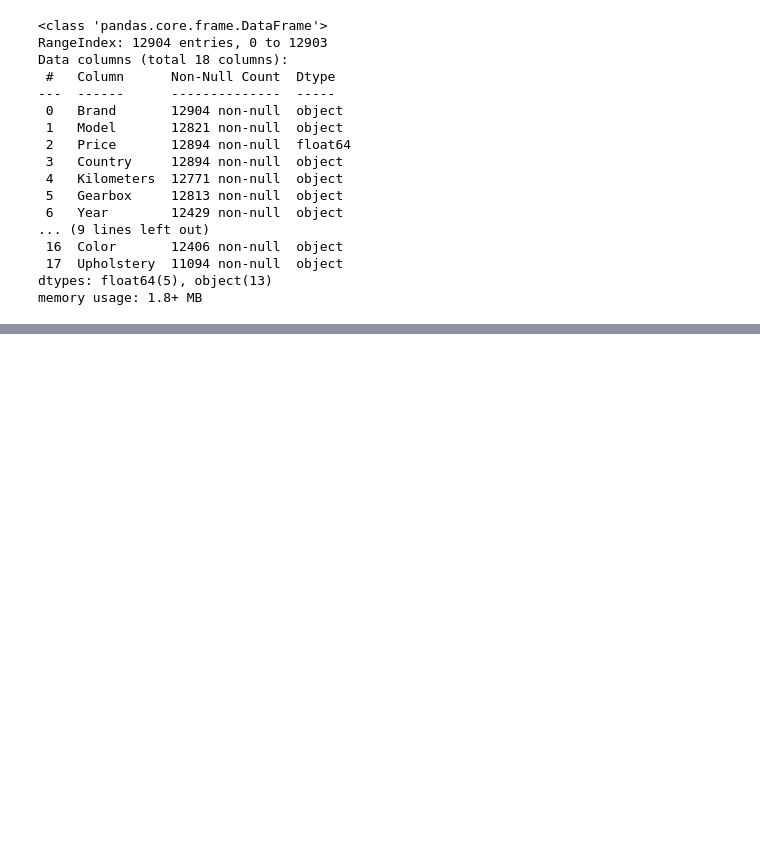
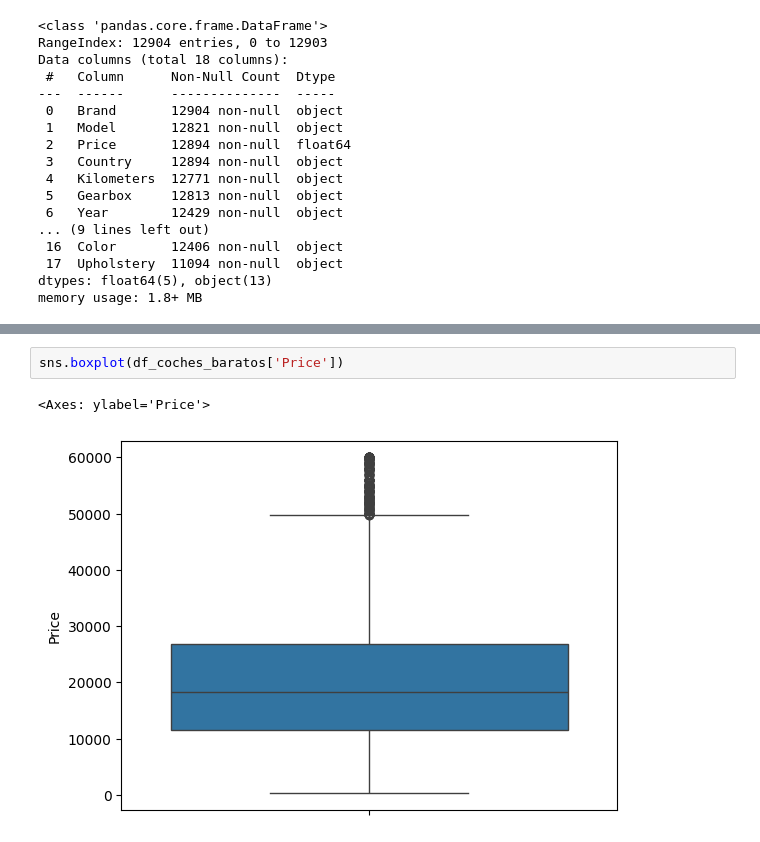
Before and after one commit to Balirina/ML_Project, a Jupyter notebook: notebooks/02_LimpiezaEDA.ipynb, the cells around one changed output, grey strips where cells are left out. Cells and saved outputs as stored; diff of their text form; blank space fills up the shorter version.

```diff
--- a/notebooks/02_LimpiezaEDA.ipynb
+++ b/notebooks/02_LimpiezaEDA.ipynb
@@ -267,0 +288,5 @@ sns.scatterplot(df[], y='Price', x='Kilometers', hue='Brand')
+# %%
+sns.boxplot(df_coches_baratos['Price'])
+# %% [output]
+<Axes: ylabel='Price'>
+[figure, added]
```
Also changed, not shown: parts of 45 cells of this notebook, 1 other file.
